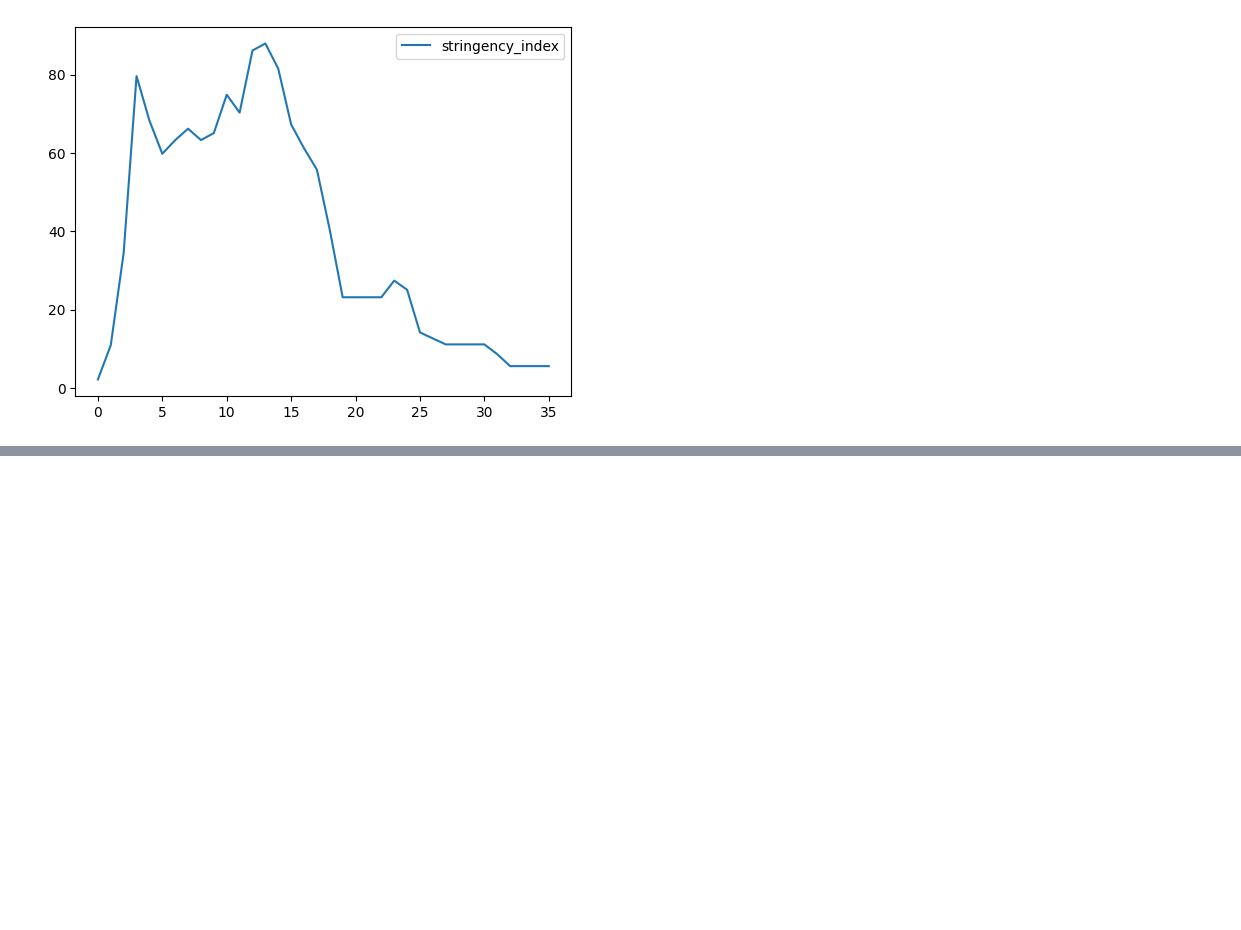
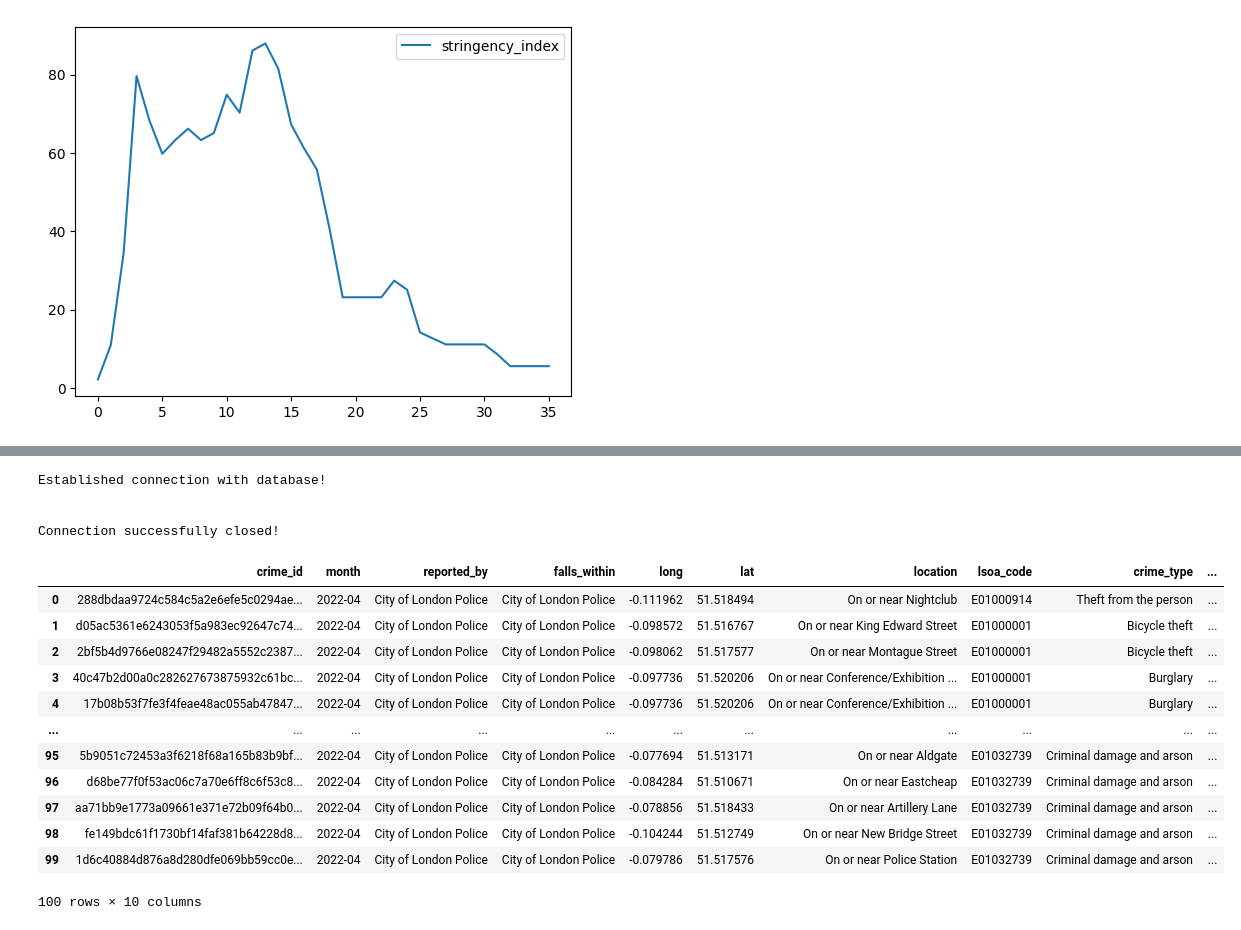
Before and after one commit to MilesDidden/Multi.-CBL-Group-04, a Jupyter notebook: Exploring_data_Miles.ipynb, the cells around one changed output, grey strips where cells are left out. Drawn from its saved outputs; the diff is of its cells as text; code cells hidden in the pictures; blank space fills up the shorter version.

```diff
--- a/Exploring_data_Miles.ipynb
+++ b/Exploring_data_Miles.ipynb
@@ -257,0 +306,40 @@ len(temp)
+# %%
+from model.DB_utils import DBhandler
+import pandas as pd
+
+dbh = DBhandler()
+
+crime_data = dbh.query("SELECT * FROM crime LIMIT 100")
+
+imd_data = dbh.query("""
+        SELECT * FROM imd_data
+        WHERE measurement LIKE '%Decile%'
+        AND indices_of_deprivation LIKE '%Index of Multiple Deprivation (IMD)%'
+""")
+
+
+ward_data = dbh.query("SELECT * FROM ward_location LIMIT 100")
+
+dbh.close_connection_db()
+# %% [output]
+Established connection with database!
+
+
+Connection successfully closed!
+# %%
+crime_data
+# crime_id, month, reported_by, falls_within, long, lat, location, lsoa_code, crime_type, last_outcome_category
+# %% [output]
+|  | crime_id | month | reported_by | falls_within | long | lat | location | lsoa_code | crime_type | ... |
+| 0 | 288dbdaa9724c584c5a2e6efe5c0294ae... | 2022-04 | City of London Police | City of London Police | -0.111962 | 51.518494 | On or near Nightclub | E01000914 | Theft from the person | ... |
+| 1 | d05ac5361e6243053f5a983ec92647c74... | 2022-04 | City of London Police | City of London Police | -0.098572 | 51.516767 | On or near King Edward Street | E01000001 | Bicycle theft | ... |
+| 2 | 2bf5b4d9766e08247f29482a5552c2387... | 2022-04 | City of London Police | City of London Police | -0.098062 | 51.517577 | On or near Montague Street | E01000001 | Bicycle theft | ... |
+| 3 | 40c47b2d00a0c282627673875932c61bc... | 2022-04 | City of London Police | City of London Police | -0.097736 | 51.520206 | On or near Conference/Exhibition ... | E01000001 | Burglary | ... |
+| 4 | 17b08b53f7fe3f4feae48ac055ab47847... | 2022-04 | City of London Police | City of London Police | -0.097736 | 51.520206 | On or near Conference/Exhibition ... | E01000001 | Burglary | ... |
+| ... | ... | ... | ... | ... | ... | ... | ... | ... | ... | ... |
+| 95 | 5b9051c72453a3f6218f68a165b83b9bf... | 2022-04 | City of London Police | City of London Police | -0.077694 | 51.513171 | On or near Aldgate | E01032739 | Criminal damage and arson | ... |
+| 96 | d68be77f0f53ac06c7a70e6ff8c6f53c8... | 2022-04 | City of London Police | City of London Police | -0.084284 | 51.510671 | On or near Eastcheap | E01032739 | Criminal damage and arson | ... |
+| 97 | aa71bb9e1773a09661e371e72b09f64b0... | 2022-04 | City of London Police | City of London Police | -0.078856 | 51.518433 | On or near Artillery Lane | E01032739 | Criminal damage and arson | ... |
+| 98 | fe149bdc61f1730bf14faf381b64228d8... | 2022-04 | City of London Police | City of London Police | -0.104244 | 51.512749 | On or near New Bridge Street | E01032739 | Criminal damage and arson | ... |
+| 99 | 1d6c40884d876a8d280dfe069bb59cc0e... | 2022-04 | City of London Police | City of London Police | -0.079786 | 51.517576 | On or near Police Station | E01032739 | Criminal damage and arson | ... |
+100 rows × 10 columns
```
Also changed, not shown: parts of 7 cells of this notebook, 3 other files.
